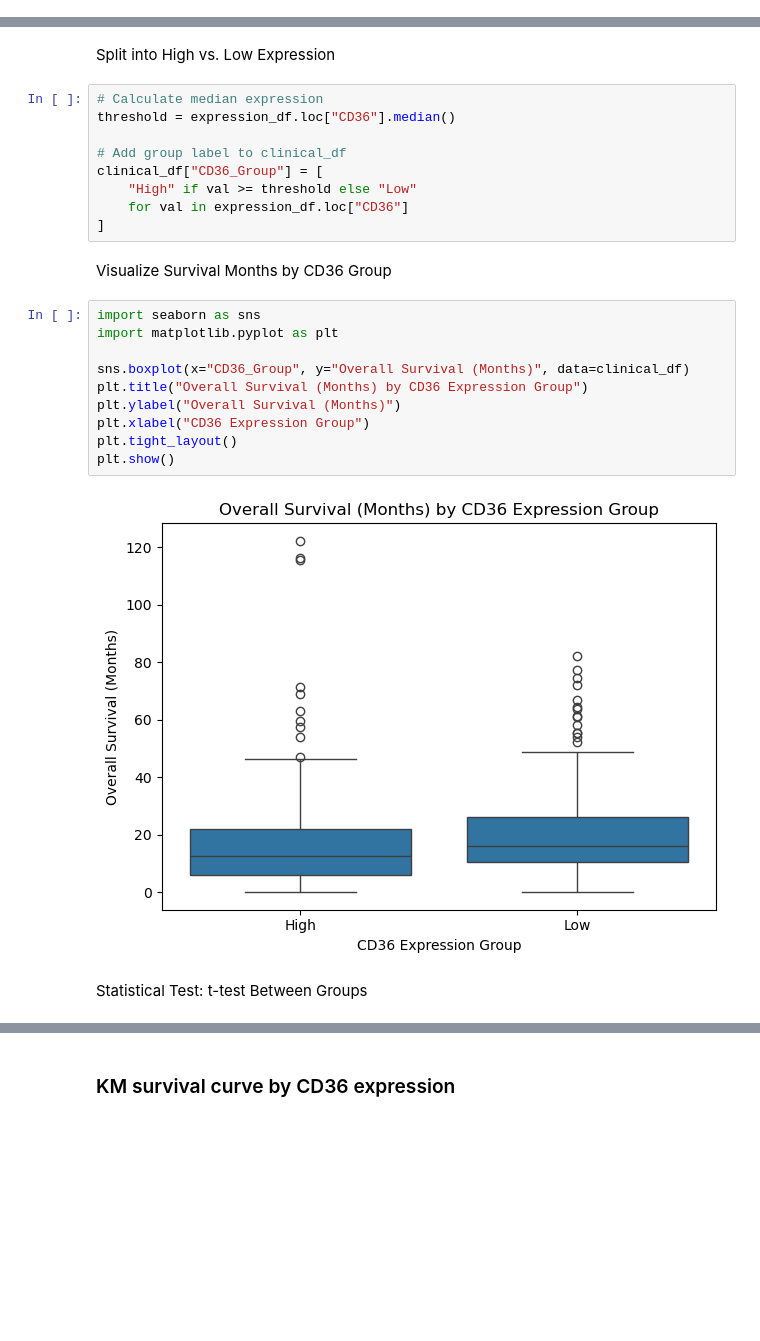
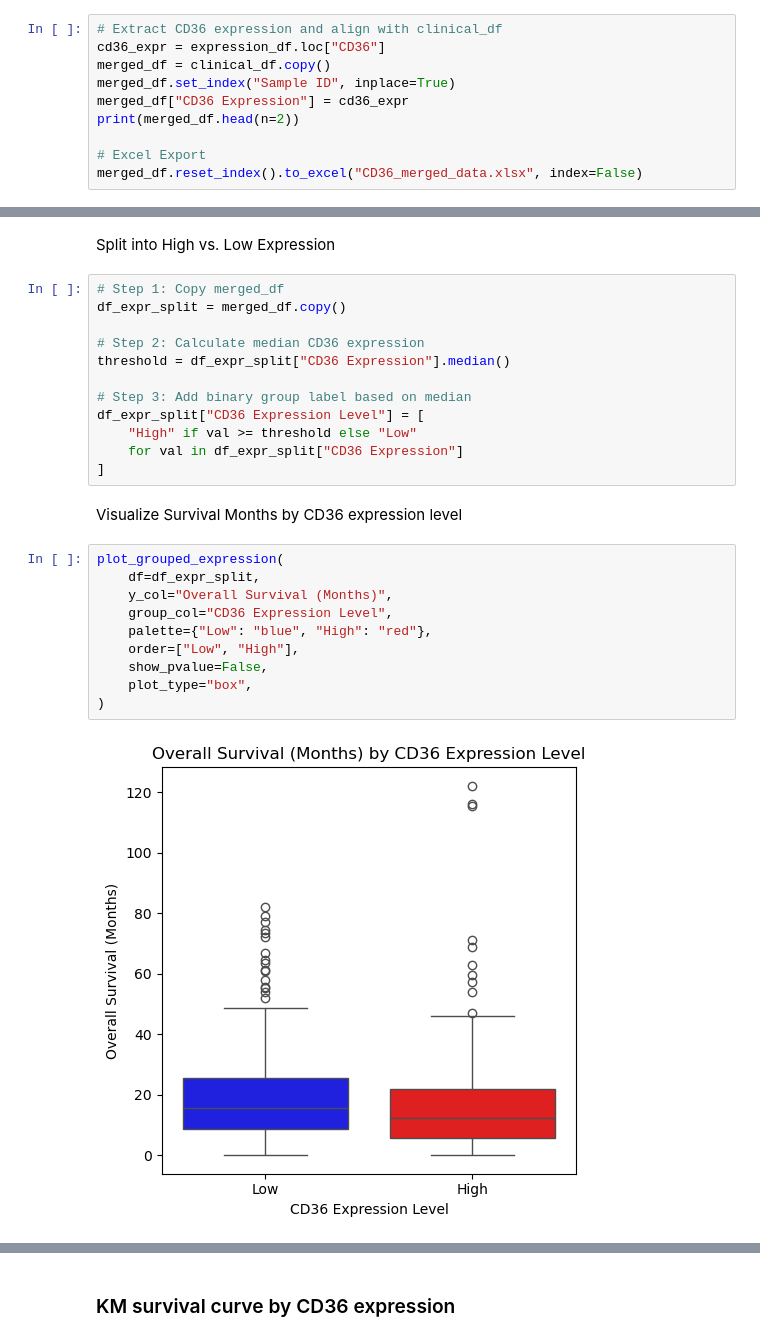
Before and after one commit to atanugiri/gastric-cancer, a Jupyter notebook: 01_Data_Analysis.ipynb, the cells around one changed output, grey strips where cells are left out. Saved outputs shown, nothing was run; the diff lists cells and outputs as text; blank space fills up the shorter version.

Commit message:
plot_grouped_expression.py implemented

```diff
--- a/01_Data_Analysis.ipynb
+++ b/01_Data_Analysis.ipynb
@@ -174,3 +174,13 @@ CD36 variance: 2.3162, Rank: 3870 out of 8863
 ## Survival status analysis
 # %% [markdown]
 ### CD36 expression by survival status
+# %%
+# Extract CD36 expression and align with clinical_df
+cd36_expr = expression_df.loc["CD36"]
+merged_df = clinical_df.copy()
+merged_df.set_index("Sample ID", inplace=True)
+merged_df["CD36 Expression"] = cd36_expr
+print(merged_df.head(n=2))
+
+# Excel Export
+merged_df.reset_index().to_excel("CD36_merged_data.xlsx", index=False)
@@ -210,27 +235,28 @@ plot_expression_barplot(
 # %% [markdown]
 Split into High vs. Low Expression
 # %%
-# Calculate median expression
-threshold = expression_df.loc["CD36"].median()
+# Step 1: Copy merged_df
+df_expr_split = merged_df.copy()
 
-# Add group label to clinical_df
-clinical_df["CD36_Group"] = [
+# Step 2: Calculate median CD36 expression
+threshold = df_expr_split["CD36 Expression"].median()
+
+# Step 3: Add binary group label based on median
+df_expr_split["CD36 Expression Level"] = [
     "High" if val >= threshold else "Low"
-    for val in expression_df.loc["CD36"]
+    for val in df_expr_split["CD36 Expression"]
 ]
 # %% [markdown]
-Visualize Survival Months by CD36 Group
+Visualize Survival Months by CD36 expression level
 # %%
-import seaborn as sns
-import matplotlib.pyplot as plt
-
-sns.boxplot(x="CD36_Group", y="Overall Survival (Months)", data=clinical_df)
-plt.title("Overall Survival (Months) by CD36 Expression Group")
-plt.ylabel("Overall Survival (Months)")
-plt.xlabel("CD36 Expression Group")
-plt.tight_layout()
-plt.show()
+plot_grouped_expression(
+    df=df_expr_split,
+    y_col="Overall Survival (Months)",
+    group_col="CD36 Expression Level",
+    palette={"Low": "blue", "High": "red"},
+    order=["Low", "High"],
+    show_pvalue=False,
+    plot_type="box",
+)
 # %% [output]
-[figure, old version]
+[figure, new version]
-# %% [markdown]
-Statistical Test: t-test Between Groups
```
Also changed, not shown: parts of 22 cells of this notebook.
